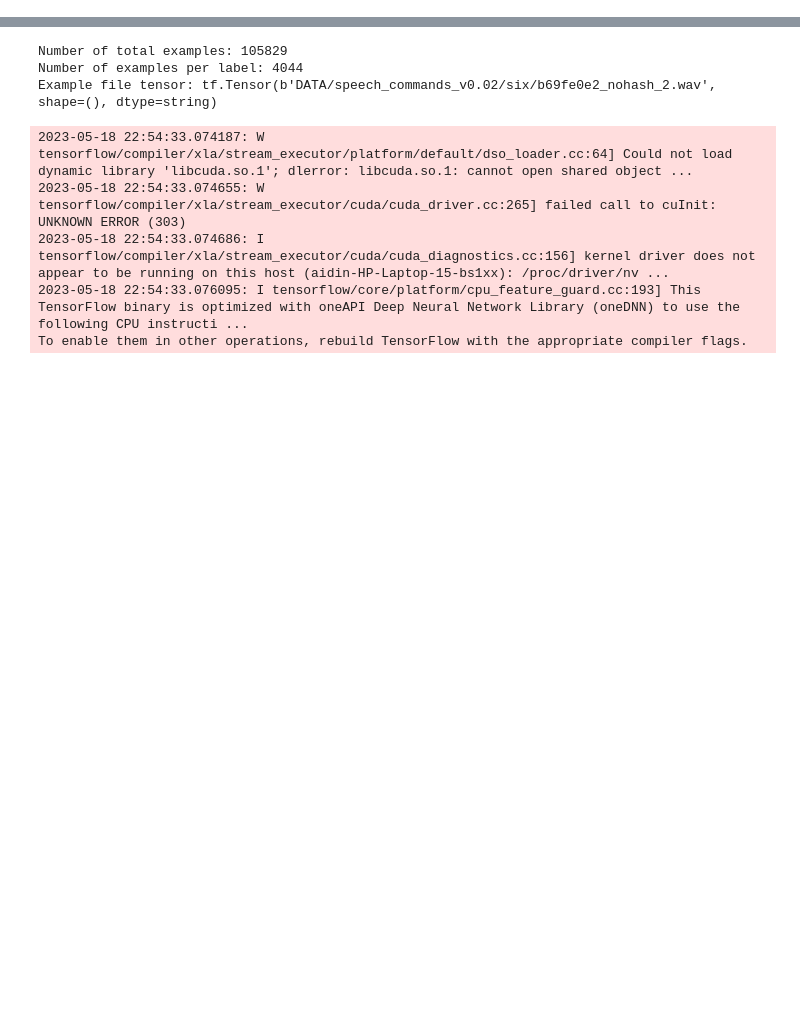
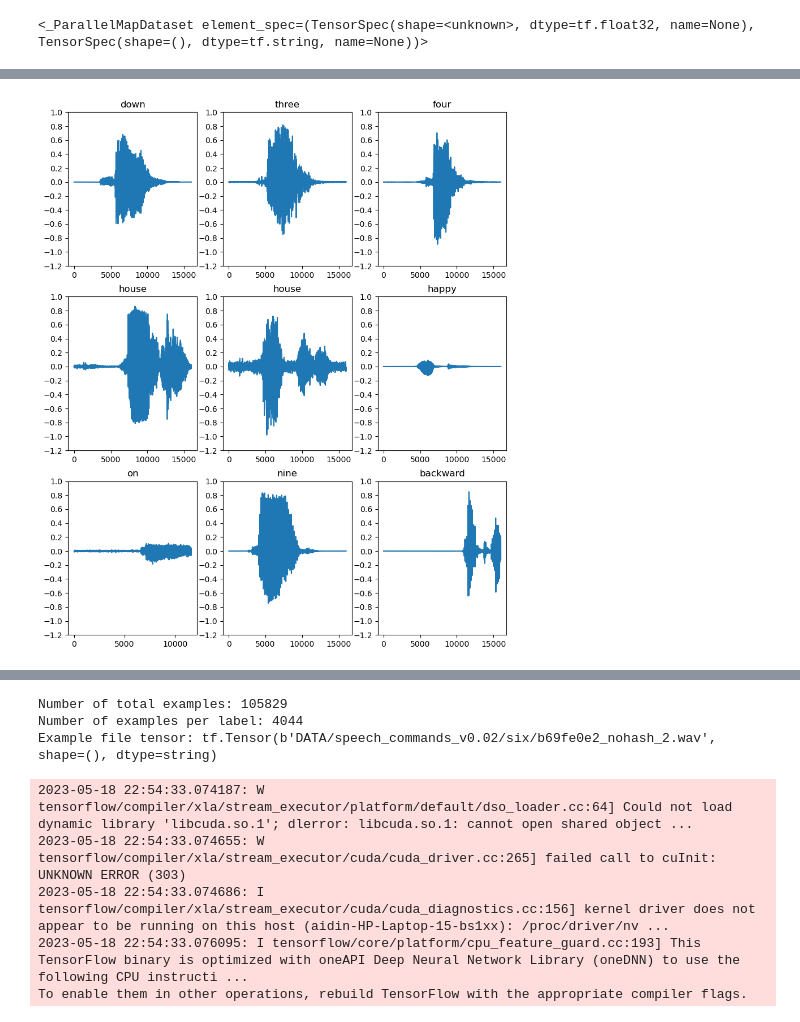
Before and after one commit to aidinattar/AudioKWS, a Jupyter notebook: examples.ipynb, the cells around one changed output, grey strips where cells are left out. Drawn from its saved outputs; the diff is of its cells as text; code cells hidden in the pictures; blank space fills up the shorter version.

```diff
--- a/examples.ipynb
+++ b/examples.ipynb
@@ -12,0 +28,4 @@ Commands:
+# %%
+train_files, val_files, test_files = data.split_data(filenames)
+# %%
+train_waveforms = data.get_waveform_ds(train_files)
@@ -12,0 +37,11 @@ Commands:
+# %%
+train_spectrograms = data.get_spectrogram_logmel_ds(train_waveforms)
+train_spectrograms
+# %% [output]
+<_ParallelMapDataset element_spec=(TensorSpec(shape=<unknown>, dtype=tf.float32, name=None), TensorSpec(shape=(), dtype=tf.string, name=None))>
+# %%
+from dataset import DataVisualizer
+visual = DataVisualizer(train_waveforms, train_spectrograms, commands)
+# %%
+visual.plot_waveform_example()
+# %% [output]
@@ -12,0 +50 @@ Commands:
+[figure, added]
```
Also changed, not shown: parts of 11 cells of this notebook, 5 other files.
